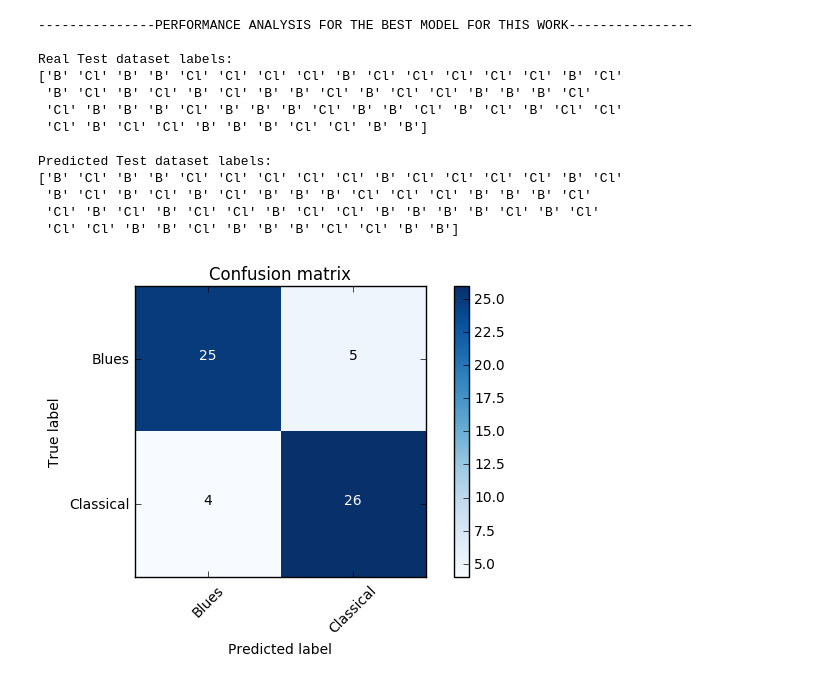
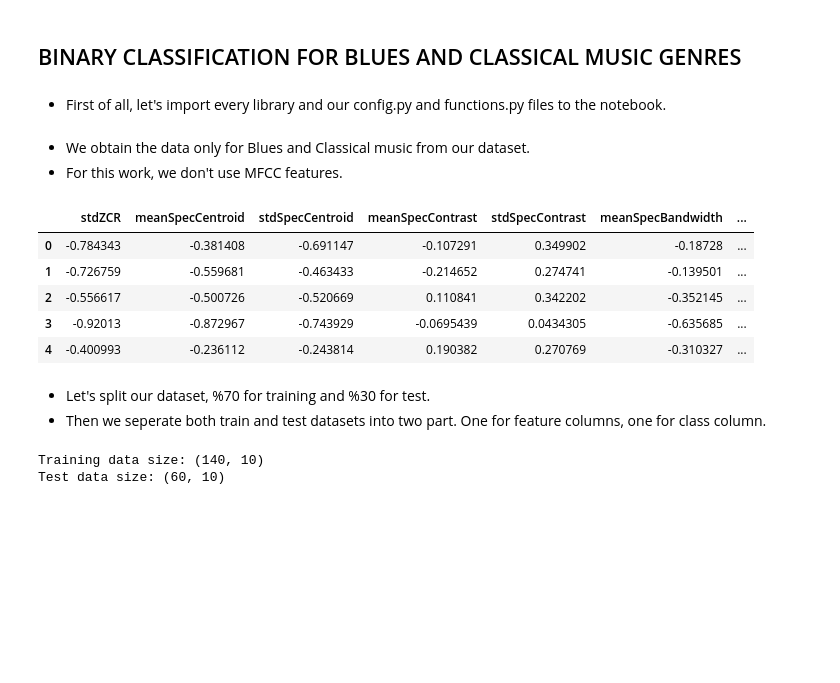
Before and after one commit to alikaratana/Music-Genre-Classification, a Jupyter notebook: Work#1 - Blues & Classical.ipynb, the cells around one changed output. Saved outputs shown, nothing was run; the diff lists cells and outputs as text; code cells hidden in the pictures; blank space fills up the shorter version.

Commit message:
Big update. All the notebooks and python files has been uploaded.

```diff
--- a/Work#1 - Blues & Classical.ipynb
+++ b/Work#1 - Blues & Classical.ipynb
@@ -143,27 +1,4 @@ def plot_confusion_matrix(cm, classes,
-# %%
-true=test_y
-pred=forest.predict(test_x)
-
-print("---------------PERFORMANCE ANALYSIS FOR THE BEST MODEL FOR THIS WORK----------------\n")
-
-print("Real Test dataset labels: \n{}\n".format(true))
-print("Predicted Test dataset labels: \n{}".format(pred))
-
-cnf_matrix=sklearn.metrics.confusion_matrix(test_y,pred)
-plt.figure()
-a=plot_confusion_matrix(cnf_matrix,classes=GENRES,title='Confusion matrix')
-# %% [output]
----------------PERFORMANCE ANALYSIS FOR THE BEST MODEL FOR THIS WORK----------------
-
-Real Test dataset labels:
-['B' 'Cl' 'B' 'B' 'Cl' 'Cl' 'Cl' 'Cl' 'B' 'Cl' 'Cl' 'Cl' 'Cl' 'Cl' 'B' 'Cl'
- 'B' 'Cl' 'B' 'Cl' 'B' 'Cl' 'B' 'B' 'Cl' 'B' 'Cl' 'Cl' 'B' 'B' 'B' 'Cl'
- 'Cl' 'B' 'B' 'B' 'Cl' 'B' 'B' 'B' 'Cl' 'B' 'B' 'Cl' 'B' 'Cl' 'B' 'Cl' 'Cl'
- 'Cl' 'B' 'Cl' 'Cl' 'B' 'B' 'B' 'Cl' 'Cl' 'B' 'B']
-
-Predicted Test dataset labels:
-['B' 'Cl' 'B' 'B' 'Cl' 'Cl' 'Cl' 'Cl' 'Cl' 'B' 'Cl' 'Cl' 'Cl' 'Cl' 'B' 'Cl'
- 'B' 'Cl' 'B' 'Cl' 'B' 'Cl' 'B' 'B' 'B' 'Cl' 'Cl' 'Cl' 'B' 'B' 'B' 'Cl'
- 'Cl' 'B' 'Cl' 'B' 'Cl' 'Cl' 'B' 'Cl' 'Cl' 'B' 'B' 'B' 'B' 'Cl' 'B' 'Cl'
- 'Cl' 'Cl' 'B' 'B' 'Cl' 'B' 'B' 'B' 'Cl' 'Cl' 'B' 'B']
-[figure, removed]
+# %% [markdown]
+## BINARY CLASSIFICATION FOR BLUES AND CLASSICAL MUSIC GENRES
+# %% [markdown]
+* First of all, let's import every library and our config.py and functions.py files to the notebook.
@@ -169,0 +15,39 @@ Predicted Test dataset labels:
+# %% [markdown]
+* We obtain the data only for Blues and Classical music from our dataset.
+* For this work, we don't use MFCC features.
+# %%
+data_set=pandas.read_csv('data_set.csv',index_col=False,usecols=(1,2,3,4,5,6,7,8,9,36))
+data_set=data_set[:200]
+GENRES=config.Genre2.GENRE_NAMES
+
+number_of_rows,number_of_cols = data_set.shape
+data_set[:5].style
+# %% [output]
+|  | stdZCR | meanSpecCentroid | stdSpecCentroid | meanSpecContrast | stdSpecContrast | meanSpecBandwidth | ... |
+| 0 | -0.784343 | -0.381408 | -0.691147 | -0.107291 | 0.349902 | -0.18728 | ... |
+| 1 | -0.726759 | -0.559681 | -0.463433 | -0.214652 | 0.274741 | -0.139501 | ... |
+| 2 | -0.556617 | -0.500726 | -0.520669 | 0.110841 | 0.342202 | -0.352145 | ... |
+| 3 | -0.92013 | -0.872967 | -0.743929 | -0.0695439 | 0.0434305 | -0.635685 | ... |
+| 4 | -0.400993 | -0.236112 | -0.243814 | 0.190382 | 0.270769 | -0.310327 | ... |
+# %% [markdown]
+* Let's split our dataset, %70 for training and %30 for test.
+* Then we seperate both train and test datasets into two part. One for feature columns, one for class column.
+# %%
+from sklearn.model_selection import train_test_split
+
+data_set_values=numpy.array(data_set)
+
+train, test = train_test_split(data_set_values, test_size =config.Genre2.TEST_SIZE,random_state=1,
+                              stratify=data_set_values[:,number_of_cols-1])
+
+train_x=train[:,:number_of_cols-1]
+train_y=train[:,number_of_cols-1]
+
+test_x=test[:,:number_of_cols-1]
+test_y=test[:,number_of_cols-1]
+
+print("Training data size: {}".format(train.shape))
+print("Test data size: {}".format(test.shape))
+# %% [output]
+Training data size: (140, 10)
+Test data size: (60, 10)
```
Also changed, not shown: parts of 29 cells of this notebook, 13 other files.
